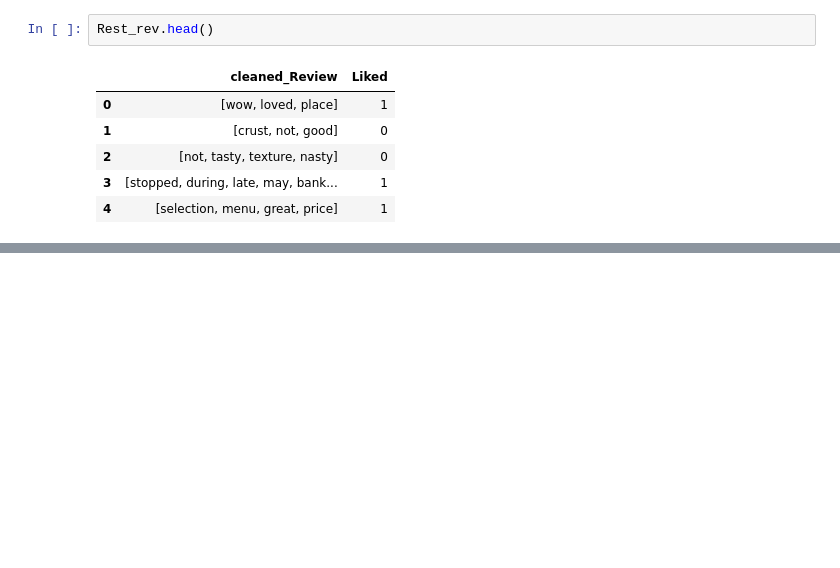
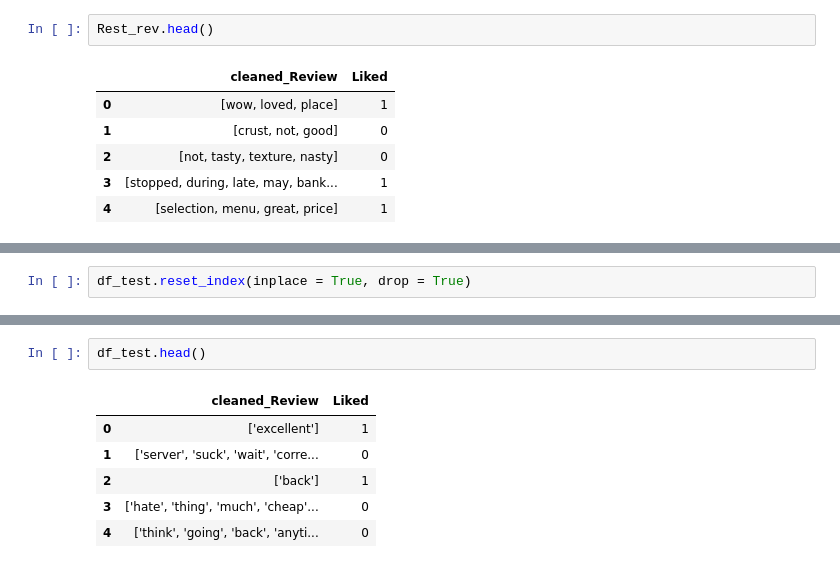
Before and after one commit to nipun1992/Restaurant-Review-Sentiment-Analysis, a Jupyter notebook: NLP Assignment Problem Statement 50 - Restaurant Review.ipynb, the cells around one changed output, grey strips where cells are left out. Saved outputs shown, nothing was run; the diff lists cells and outputs as text; blank space fills up the shorter version.

```diff
--- a/NLP Assignment Problem Statement 50 - Restaurant Review.ipynb
+++ b/NLP Assignment Problem Statement 50 - Restaurant Review.ipynb
@@ -255,0 +268,2 @@ Rest_rev.head()
+# %%
+df_test.reset_index(inplace = True, drop = True)
@@ -255,0 +279,9 @@ Rest_rev.head()
+# %%
+df_test.head()
+# %% [output]
+|  | cleaned_Review | Liked |
+| 0 | ['excellent'] | 1 |
+| 1 | ['server', 'suck', 'wait', 'corre... | 0 |
+| 2 | ['back'] | 1 |
+| 3 | ['hate', 'thing', 'much', 'cheap'... | 0 |
+| 4 | ['think', 'going', 'back', 'anyti... | 0 |
```
Also changed, not shown: parts of 25 cells of this notebook.
